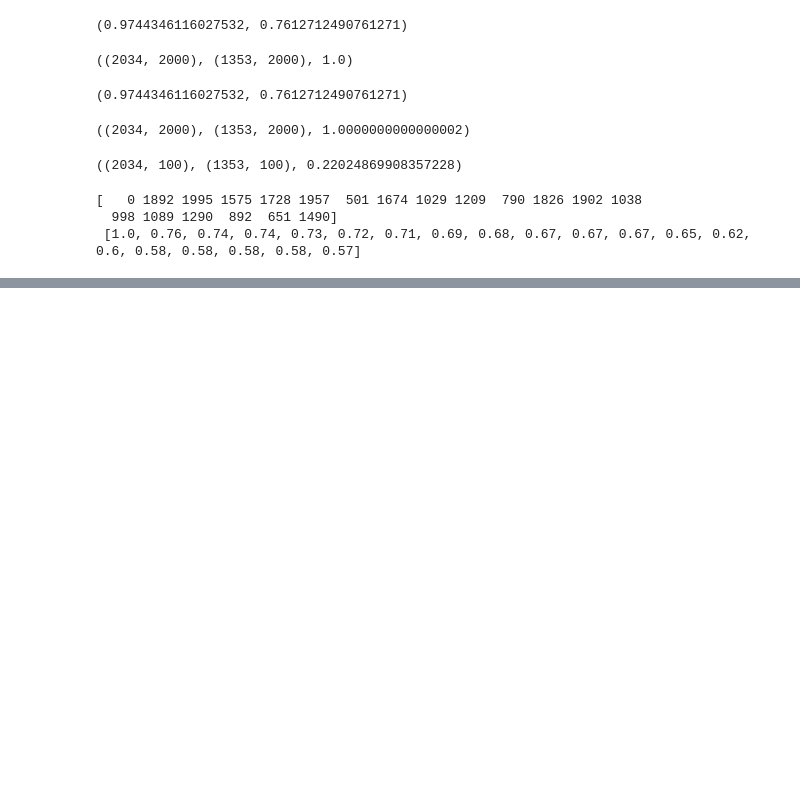
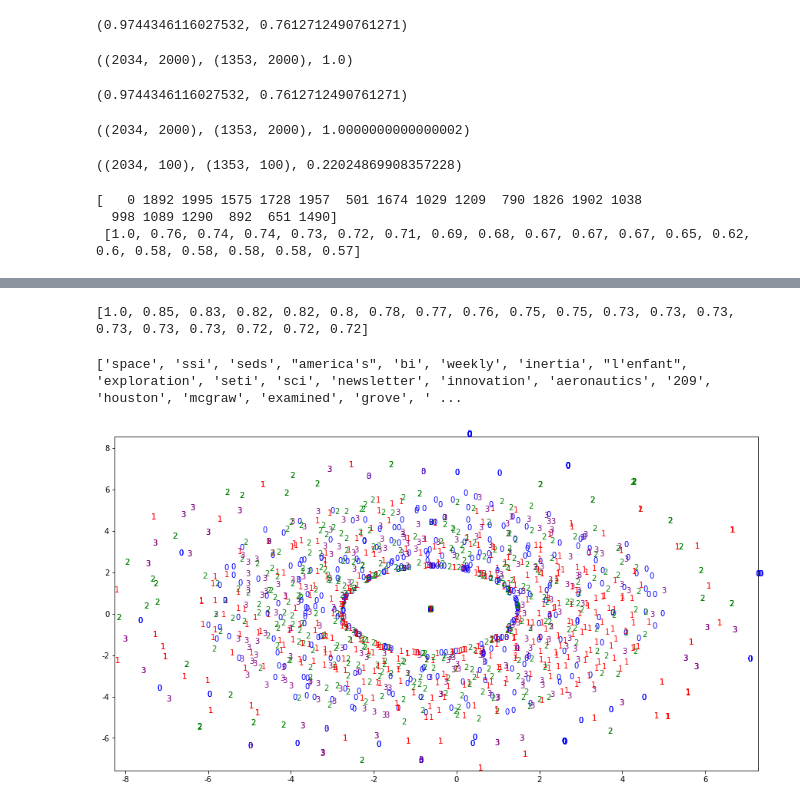
Before and after one commit to minstrel1149/python_text_mining, a Jupyter notebook: Ch.06_dimensionality_reduction1.ipynb, the cells around one changed output, grey strips where cells are left out. Cells and saved outputs as stored; diff of their text form; code cells hidden in the pictures; blank space fills up the shorter version.

```diff
--- a/Ch.06_dimensionality_reduction1.ipynb
+++ b/Ch.06_dimensionality_reduction1.ipynb
@@ -77,0 +102,35 @@ print(sim_index[:20], '\n', sim_result_sort[:20])
+# %%
+t_words = np.diag(svd.singular_values_).dot(svd.components_).T
+source = t_words[np.where(tfidf.get_feature_names_out() == 'space')[0][0]]
+sim_result = cosine_similarity([source], t_words)
+print(sorted(sim_result[0].round(2), reverse=True)[:20])
+# %% [output]
+[1.0, 0.85, 0.83, 0.82, 0.82, 0.8, 0.78, 0.77, 0.76, 0.75, 0.75, 0.73, 0.73, 0.73, 0.73, 0.73, 0.73, 0.72, 0.72, 0.72]
+# %%
+sim_index = sim_result[0].argsort()[:-21:-1]
+print([tfidf.get_feature_names_out()[i] for i in sim_index])
+# %% [output]
+['space', 'ssi', 'seds', "america's", 'bi', 'weekly', 'inertia', "l'enfant", 'exploration', 'seti', 'sci', 'newsletter', 'innovation', 'aeronautics', '209', 'houston', 'mcgraw', 'examined', 'grove', ' ...
+# %%
+mpl.rcParams['axes.unicode_minus'] = False
+# %%
+tsne = TSNE(n_components=2, init='random', random_state=7)
+X_train_tsne = tsne.fit_transform(X_train_tf)
+# %%
+def tsne_graph(tsne_2, label, lim=None):
+    colors = {0:'blue', 1:'red', 2:'green', 3:'purple'}
+    x = tsne_2[:, 0]
+    y = tsne_2[:, 1]
+    plt.figure(figsize=(15, 8))
+    if lim == None:
+        lim = [min(x), max(x), min(y), max(y)]
+    plt.xlim(lim[0], lim[1])
+    plt.ylim(lim[2], lim[3])
+    for i in range(len(x)):
+        if (lim[0] < x[i] < lim[1]) and (lim[2] < y[i] < lim[3]):
+            plt.text(x[i], y[i], label[i], color = colors[label[i]])
+    plt.show()
+# %%
+tsne_graph(X_train_tsne, y_train)
+# %% [output]
+[figure, added]
```
Also changed, not shown: parts of 4 cells of this notebook, 2 other files.
